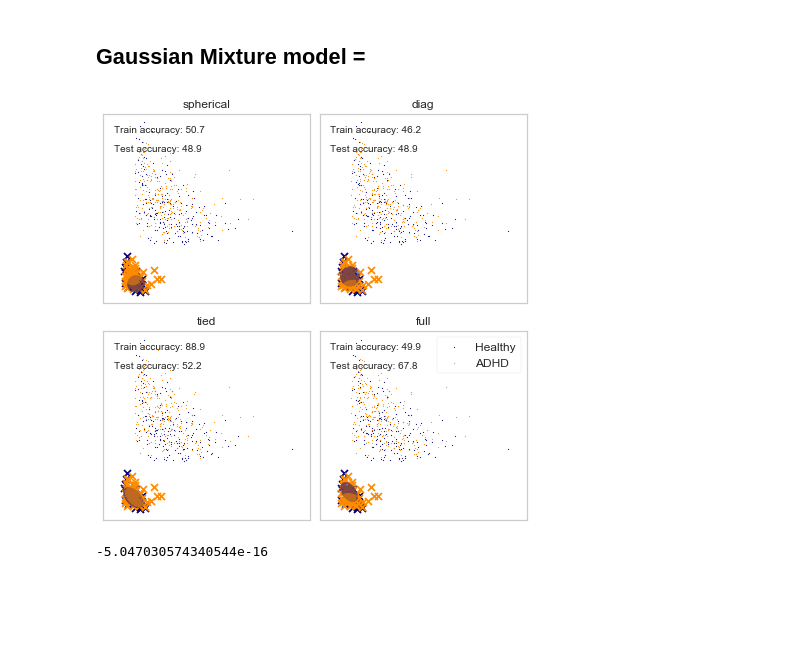
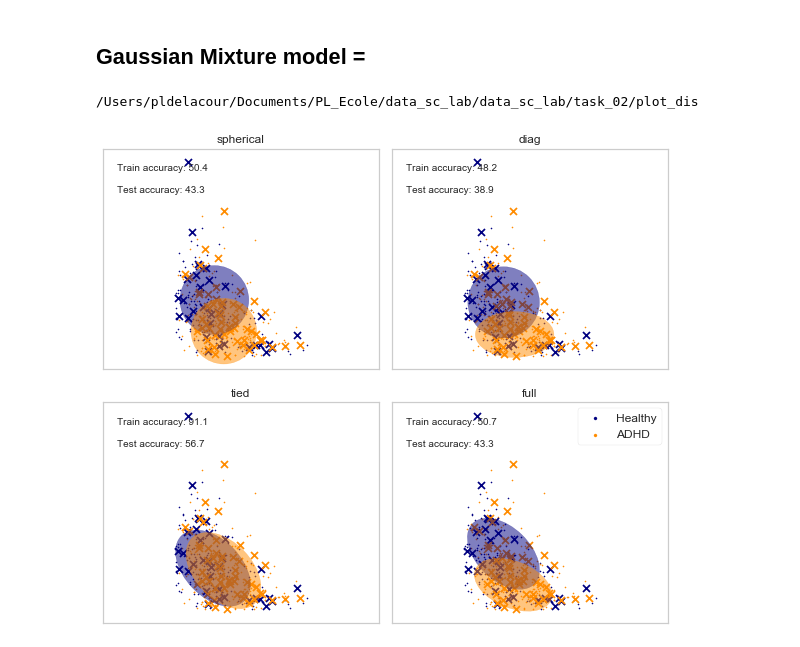
Before and after one commit to pauldelacour/data_sc_lab, a Jupyter notebook: task_02/plot_dis/Gaussian Mixture model.ipynb, the cells around one changed output. Cells and saved outputs as stored; diff of their text form; code cells hidden in the pictures; blank space fills up the shorter version.

```diff
--- a/task_02/plot_dis/Gaussian Mixture model.ipynb
+++ b/task_02/plot_dis/Gaussian Mixture model.ipynb
@@ -55,10 +57,9 @@ df_adhd_spectro = fill_with_median(df_adhd_spectro)
 # (25%) sets.
 X_tot = df_adhd_spectro.drop(['Patient_ID', 'adhd_in'], axis=1)
 y_tot =  df_adhd_spectro[['adhd_in']]
-X_train , X_test, y_train , y_test = train_test_split(X_tot,y_tot, test_size=0.2, random_state = 3)
+X_train , X_test, y_train , y_test = train_test_split(X_tot,y_tot, test_size=0.2, random_state = 180)
 
-X_tot = np.array(X_tot)
-y_tot = np.array(y_tot).reshape(-1,)
+
 
 #Scaling features
 scaler = StandardScaler()
@@ -66,6 +67,10 @@ scaler.fit(X_train)
 X_train = pd.DataFrame(scaler.transform(X_train), columns=X_train.columns, index=X_train.index)
 X_test = pd.DataFrame(scaler.transform(X_test), columns=X_test.columns, index=X_test.index)
 
+X_tot = pd.concat([X_train , X_test])
+y_tot = pd.concat([y_train , y_test])
+X_tot = np.array(X_tot)
+y_tot = np.array(y_tot).reshape(-1,)
 
 X_train = np.array(X_train)
 X_test = np.array(X_test)
@@ -86,3 +91,13 @@ print('# of normal patient = ' , np.sum(df_adhd_spectro.adhd_in == 0))
 # %% [output]
 # ADHD_inattentive =  275
 # of normal patient =  174
+# %%
+num_adhd = np.sum(df_adhd_spectro.adhd_in == 1)
+num_healthy = np.sum(df_adhd_spectro.adhd_in == 0)
+
+
+df = pd.DataFrame({'group': ['Healthy', 'AHDH'], 'group_size': [num_healthy,num_adhd]})
+ax = df.plot.barh(x='group', y='group_size')
+plt.title('Group sizes for Healty people and ADHD Patients ')
+plt.barh(df.group_size, width = 2)
+plt.savefig('group_sizes_healthy_adhd.png')
@@ -95,6 +112,10 @@ import matplotlib as mpl
 import matplotlib.patches as mpatches
 # %%
 red_patch = mpatches.Patch(color='red', label='The red data')
+# %%
+cd ../../task_02/plot_dis
+# %% [output]
+/Users/pldelacour/Documents/PL_Ecole/data_sc_lab/data_sc_lab/task_02/plot_dis
 # %%
 #colors = ['navy', 'turquoise', 'darkorange']
 colors = ['navy', 'darkorange']
@@ -134,12 +155,12 @@ estimators = {cov_type: GaussianMixture(n_components=n_classes,
 
 n_estimators = len(estimators)
 
-plt.figure(figsize=(3 * n_estimators // 2, 6))
+plt.figure(figsize=(4 * n_estimators // 2, 7))
 plt.subplots_adjust(bottom=.01, top=0.95, hspace=.15, wspace=.05,
                     left=.01, right=.99)
 
-axis1 = 1
-axis2 = 0
+axis1 = 0
+axis2 = 1
 
 for index, (name, estimator) in enumerate(estimators.items()):
     # Since we have class labels for the training data, we can
@@ -152,37 +173,33 @@ for index, (name, estimator) in enumerate(estimators.items()):
 
     h = plt.subplot(2, n_estimators // 2, index + 1)
     make_ellipses(estimator, h)
 
     for n, color in enumerate(colors):
         data = X_tot[y_tot == n ]
-        plt.scatter(data[:, axis1], data[:, axis2], s=0.8, color=color,
+        plt.scatter(data[:, axis1], data[:, axis2], s=1.5, color=color,
                     label = target_names[n])
     # Plot the test data with crosses
     for n, color in enumerate(colors):
         data = X_test[y_test == n]
         plt.scatter(data[:, axis1], data[:, axis2], marker='x', color=color)
 
     y_train_pred = estimator.predict(X_train)
     train_accuracy = np.mean(y_train_pred.ravel() == y_train.ravel()) * 100
     plt.text(0.05, 0.9, 'Train accuracy: %.1f' % train_accuracy,
              transform=h.transAxes)
 
     y_test_pred = estimator.predict(X_test)
     test_accuracy = np.mean(y_test_pred.ravel() == y_test.ravel()) * 100
     plt.text(0.05, 0.8, 'Test accuracy: %.1f' % test_accuracy,
              transform=h.transAxes)
 
     plt.xticks(())
     plt.yticks(())
     plt.title(name)
 
-plt.legend(scatterpoints=1, loc='upper right', prop=dict(size=12) , frameon = True )
+plt.legend(scatterpoints=1, loc='upper right', prop=dict(size=12) , frameon = True, markerscale = 2.5 )
 plt.savefig("GMM_ADHD_VS_Healthy.png")
 
 plt.show()
 # %% [output]
-[figure, old version]
+[figure, new version]
-# %%
-np.mean(X_train[:,0])
-# %% [output]
--5.047030574340544e-16
```
Also changed, not shown: parts of 4 cells of this notebook, 7 other files.
